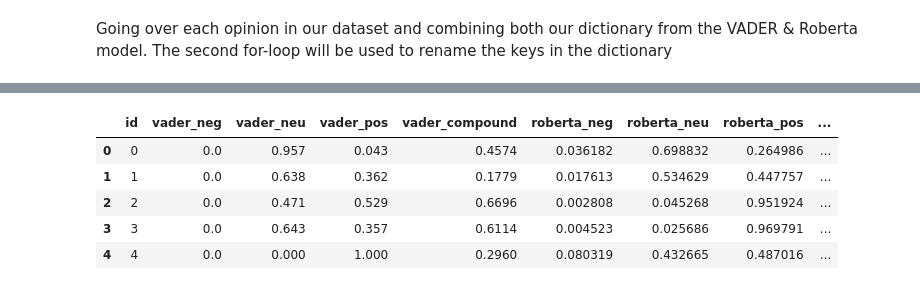
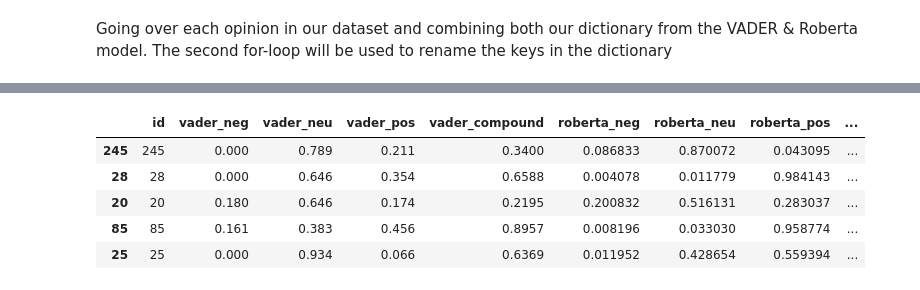
Before and after one commit to davidwong19/cronos-sentiment-analyse, a Jupyter notebook: SA_Cronos_Rehtse/sa_cronos.ipynb, the cells around one changed output, grey strips where cells are left out. Saved outputs shown, nothing was run; the diff lists cells and outputs as text; code cells hidden in the pictures.

```diff
--- a/SA_Cronos_Rehtse/sa_cronos.ipynb
+++ b/SA_Cronos_Rehtse/sa_cronos.ipynb
@@ -331,12 +369,12 @@ both_results
 results_df = pd.DataFrame(results).T # flipping the dataset
 results_df = results_df.reset_index().rename(columns={'index': 'id'})
 results_df = results_df.merge(df, how='left')
-# %%
-results_df.head()
-# %% [output]
-|  | id | vader_neg | vader_neu | vader_pos | vader_compound | roberta_neg | roberta_neu | roberta_pos | ... |
-| 0 | 0 | 0.0 | 0.957 | 0.043 | 0.4574 | 0.036182 | 0.698832 | 0.264986 | ... |
-| 1 | 1 | 0.0 | 0.638 | 0.362 | 0.1779 | 0.017613 | 0.534629 | 0.447757 | ... |
-| 2 | 2 | 0.0 | 0.471 | 0.529 | 0.6696 | 0.002808 | 0.045268 | 0.951924 | ... |
-| 3 | 3 | 0.0 | 0.643 | 0.357 | 0.6114 | 0.004523 | 0.025686 | 0.969791 | ... |
-| 4 | 4 | 0.0 | 0.000 | 1.000 | 0.2960 | 0.080319 | 0.432665 | 0.487016 | ... |
+# %%
+results_df.sample(5)
+# %% [output]
+|  | id | vader_neg | vader_neu | vader_pos | vader_compound | roberta_neg | roberta_neu | roberta_pos | ... |
+| 245 | 245 | 0.000 | 0.789 | 0.211 | 0.3400 | 0.086833 | 0.870072 | 0.043095 | ... |
+| 28 | 28 | 0.000 | 0.646 | 0.354 | 0.6588 | 0.004078 | 0.011779 | 0.984143 | ... |
+| 20 | 20 | 0.180 | 0.646 | 0.174 | 0.2195 | 0.200832 | 0.516131 | 0.283037 | ... |
+| 85 | 85 | 0.161 | 0.383 | 0.456 | 0.8957 | 0.008196 | 0.033030 | 0.958774 | ... |
+| 25 | 25 | 0.000 | 0.934 | 0.066 | 0.6369 | 0.011952 | 0.428654 | 0.559394 | ... |
```
Also changed, not shown: parts of 16 cells of this notebook.
